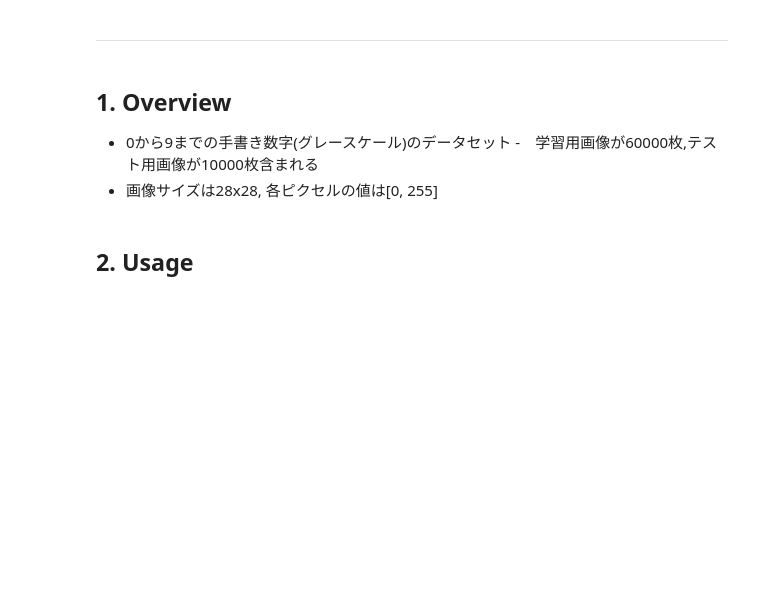
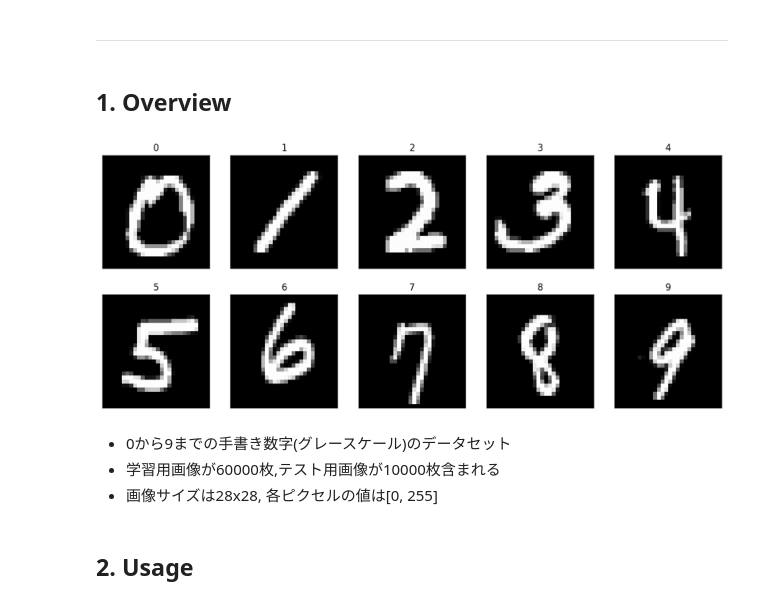
Before and after one commit to Shockwave6930/MyStudy, a Jupyter notebook: Machine Learning/DataSet/MNIST.ipynb, the cells around one changed output. Saved outputs shown, nothing was run; the diff lists cells and outputs as text; code cells hidden in the pictures; blank space fills up the shorter version.

```diff
--- a/Machine Learning/DataSet/MNIST.ipynb
+++ b/Machine Learning/DataSet/MNIST.ipynb
@@ -4,9 +4,18 @@
 ---
 # %% [markdown]
 ## 1. Overview
- - 0から9までの手書き数字(グレースケール)のデータセット
- -　学習用画像が60000枚,テスト用画像が10000枚含まれる
- - 画像サイズは28x28, 各ピクセルの値は[0, 255]
+# %%
+from PIL import Image
+filename = "./Materials/Images/mnist.png"
+#原著論文から引用
+im = Image.open(filename)
+im.resize((800, 350))
+# %% [output]
+[figure, added]
+# %% [markdown]
+- 0から9までの手書き数字(グレースケール)のデータセット
+- 学習用画像が60000枚,テスト用画像が10000枚含まれる
+- 画像サイズは28x28, 各ピクセルの値は[0, 255]
 # %% [markdown]
 ## 2. Usage
 # %% [markdown]
```
Also changed, not shown: 4 other files.
